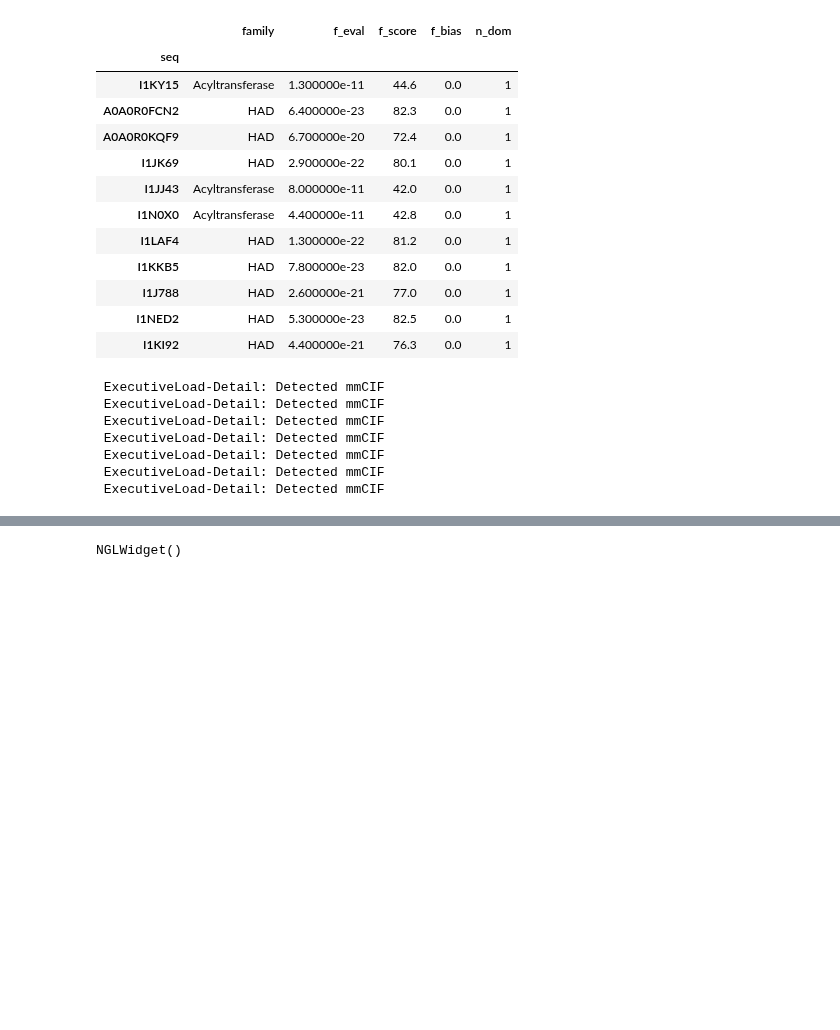
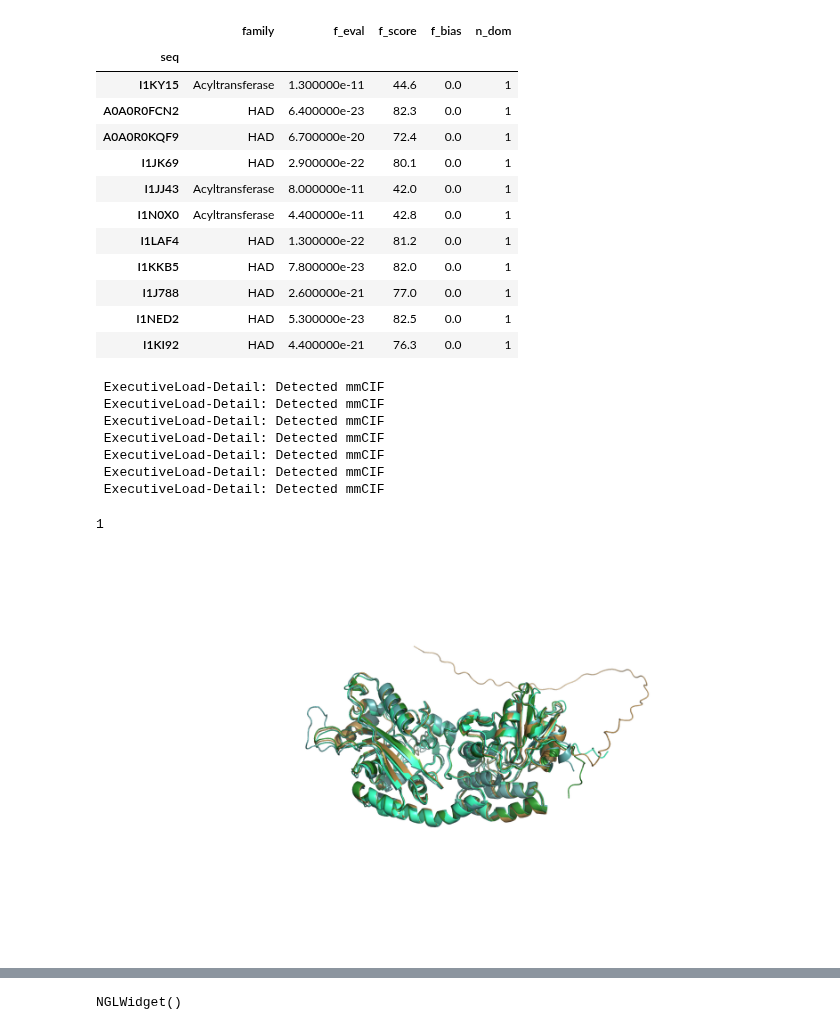
Before and after one commit to algbio/alignment-safety, a Jupyter notebook: pipeline/analysis/domains.ipynb, the cells around one changed output, grey strips where cells are left out. Cells and saved outputs as stored; diff of their text form; code cells hidden in the pictures; blank space fills up the shorter version.

```diff
--- a/pipeline/analysis/domains.ipynb
+++ b/pipeline/analysis/domains.ipynb
@@ -151,6 +151,7 @@ list(mds.values())[0]
 # %%
 from pymol import cmd
 cmd.delete("all")
+ray = cmd.ray(1024, 768)
 cmd.load("../data/alphafold/soybean/AF-I1JK69-F1-model_v1.cif")
 cmd.load("../data/alphafold/soybean/AF-A0A0R0FCN2-F1-model_v1.cif")
 cmd.load("../data/alphafold/soybean/AF-A0A0R0KQF9-F1-model_v1.cif")
@@ -159,6 +160,7 @@ cmd.alignto("AF-I1LAF4-F1-model_v1")
 cmd.orient()
 cmd.save("HAD.pdb")
 cmd.save("HAD.cif")
+cmd.png("HAD.png", 1920, 1080, 1200, 1)
 
 cmd.delete("all")
 cmd.load("../data/alphafold/soybean/AF-I1KY15-F1-model_v1.cif")
@@ -168,8 +170,7 @@ cmd.alignto("AF-I1N0X0-F1-model_v1")
 cmd.orient()
 cmd.save("Acyltransferase.cif")
 cmd.save("Acyltransferase.pdb")
-# cmd.png("../temp/family.png", ray=1, dpi=1600)
-# Image(filename="../temp/family.png")
+cmd.png("Acyltransferase.png", 1920, 1080, 1200, 1)
 # %% [output]
  ExecutiveLoad-Detail: Detected mmCIF
  ExecutiveLoad-Detail: Detected mmCIF
@@ -178,3 +179,8 @@ cmd.save("Acyltransferase.pdb")
  ExecutiveLoad-Detail: Detected mmCIF
  ExecutiveLoad-Detail: Detected mmCIF
  ExecutiveLoad-Detail: Detected mmCIF
+1
+# %%
+Image("HAD.png")
+# %% [output]
+[figure, added]
```
Also changed, not shown: parts of 1 cell of this notebook, 2 other files.
